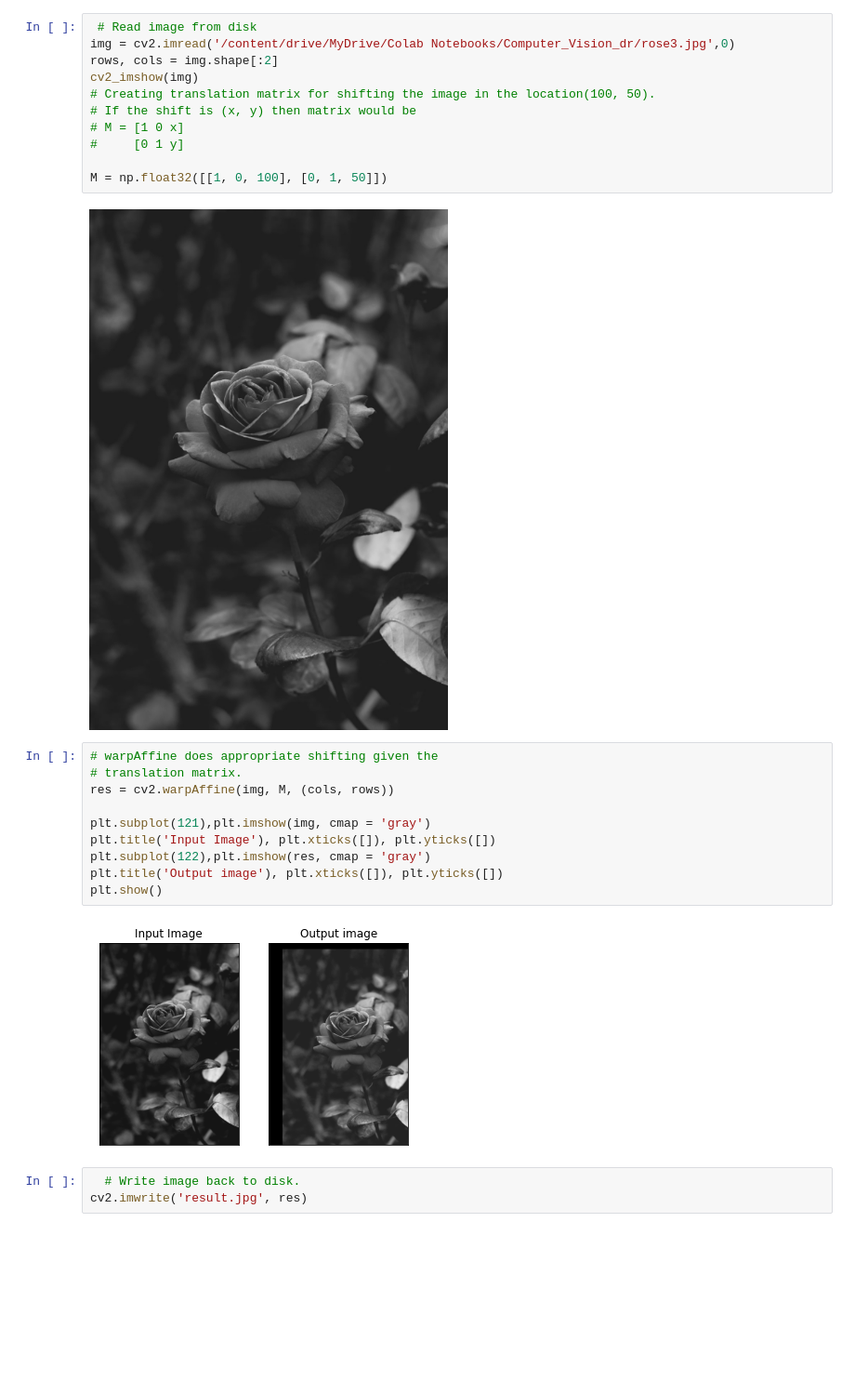
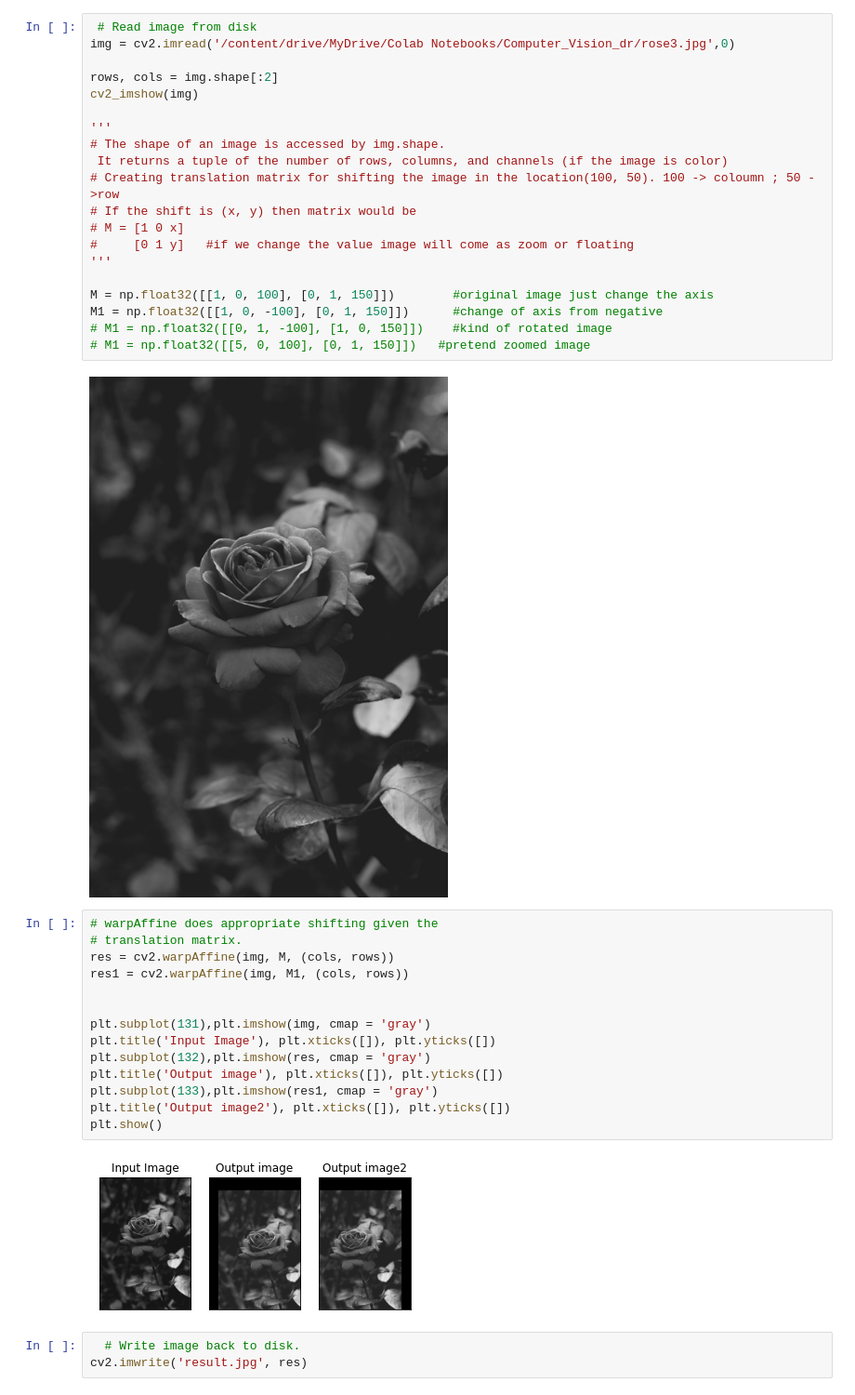
Before and after one commit to sandeepss2020/Computer_Vision, a Jupyter notebook: CV_LAB4.ipynb, the cells around one changed output. Shown at 93% size. Drawn from its saved outputs; the diff is of its cells as text; blank space fills up the shorter version.

```diff
--- a/CV_LAB4.ipynb
+++ b/CV_LAB4.ipynb
@@ -8,28 +10,41 @@ from google.colab.patches import cv2_imshow
 # %%
  # Read image from disk
 img = cv2.imread('/content/drive/MyDrive/Colab Notebooks/Computer_Vision_dr/rose3.jpg',0)
+
 rows, cols = img.shape[:2]
 cv2_imshow(img)
-# Creating translation matrix for shifting the image in the location(100, 50).
+
+'''
+# The shape of an image is accessed by img.shape.
+ It returns a tuple of the number of rows, columns, and channels (if the image is color)
+# Creating translation matrix for shifting the image in the location(100, 50). 100 -> coloumn ; 50 ->row
 # If the shift is (x, y) then matrix would be
 # M = [1 0 x]
-#     [0 1 y]
+#     [0 1 y]   #if we change the value image will come as zoom or floating
+'''
 
-M = np.float32([[1, 0, 100], [0, 1, 50]])
+M = np.float32([[1, 0, 100], [0, 1, 150]])        #original image just change the axis
+M1 = np.float32([[1, 0, -100], [0, 1, 150]])      #change of axis from negative
+# M1 = np.float32([[0, 1, -100], [1, 0, 150]])    #kind of rotated image
+# M1 = np.float32([[5, 0, 100], [0, 1, 150]])   #pretend zoomed image
 # %% [output]
 [figure]
 # %%
 # warpAffine does appropriate shifting given the
 # translation matrix.
 res = cv2.warpAffine(img, M, (cols, rows))
+res1 = cv2.warpAffine(img, M1, (cols, rows))
 
-plt.subplot(121),plt.imshow(img, cmap = 'gray')
+
+plt.subplot(131),plt.imshow(img, cmap = 'gray')
 plt.title('Input Image'), plt.xticks([]), plt.yticks([])
-plt.subplot(122),plt.imshow(res, cmap = 'gray')
+plt.subplot(132),plt.imshow(res, cmap = 'gray')
 plt.title('Output image'), plt.xticks([]), plt.yticks([])
+plt.subplot(133),plt.imshow(res1, cmap = 'gray')
+plt.title('Output image2'), plt.xticks([]), plt.yticks([])
 plt.show()
 # %% [output]
-[figure, old version]
+[figure, new version]
 # %%
   # Write image back to disk.
 cv2.imwrite('result.jpg', res)
```
Also changed, not shown: parts of 3 cells of this notebook.
